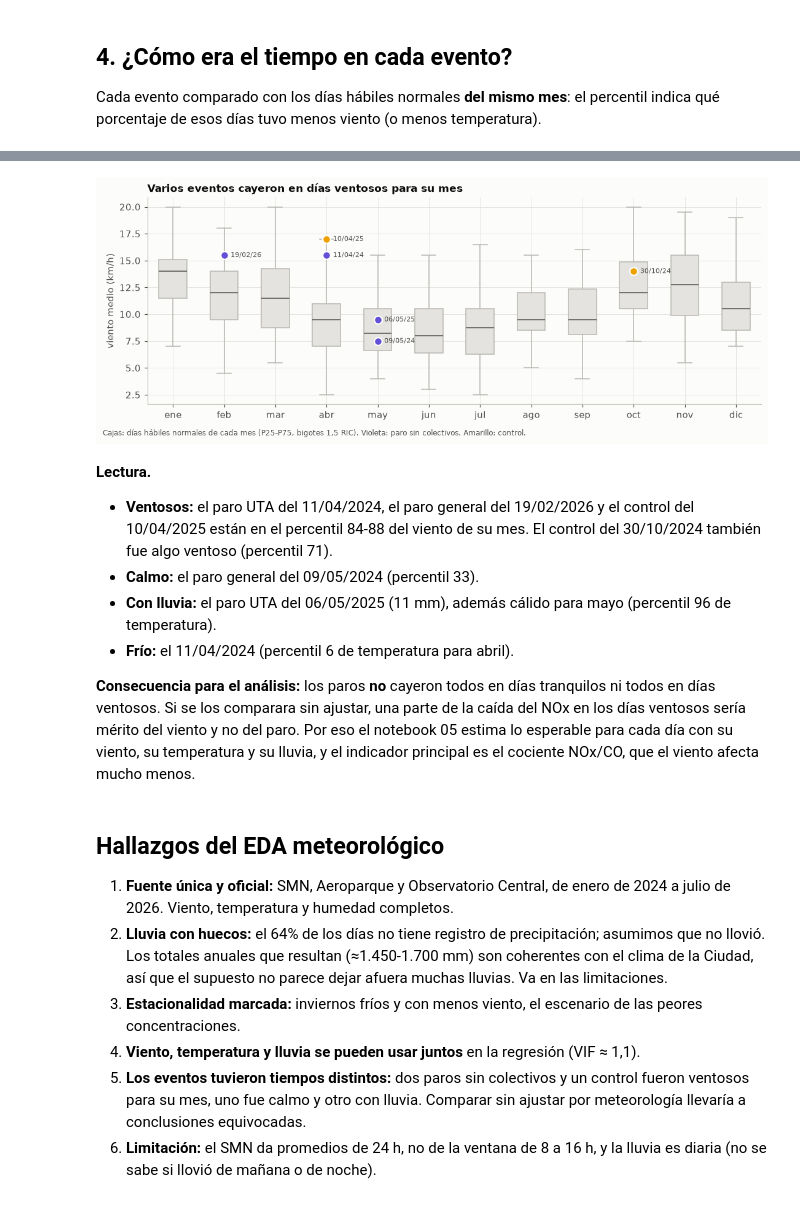
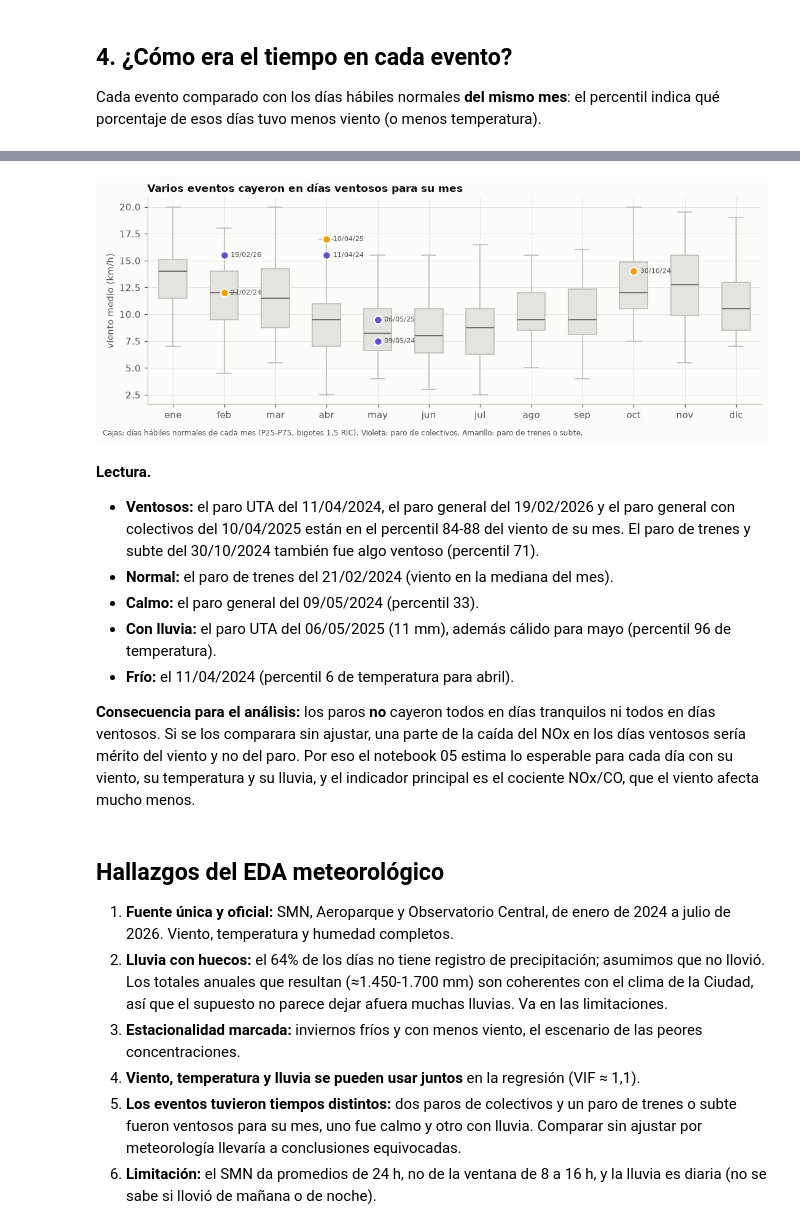
Before and after one commit to ezequielmaranda/nox-ciudad, a Jupyter notebook: analysis/03_eda_meteo.ipynb, the cells around one changed output, grey strips where cells are left out. Cells and saved outputs as stored; diff of their text form; code cells hidden in the pictures.

```diff
--- a/analysis/03_eda_meteo.ipynb
+++ b/analysis/03_eda_meteo.ipynb
@@ -33,7 +33,7 @@ ESTACIONES = ["CENTENARIO", "CORDOBA", "LA BOCA"]
 # Un color fijo por estación en todos los notebooks (paleta validada para daltonismo).
 COLOR = {"CENTENARIO": "#2a78d6", "CORDOBA": "#eb6834", "LA BOCA": "#1baf7a"}
 # Resaltado de eventos (solo en gráficos donde no se colorea por estación).
-COLOR_EVENTO = {"sin_colectivos": "#6250d6", "control": "#eda100"}
+COLOR_EVENTO = {"sin_colectivos": "#6250d6", "trenes_subte": "#eda100"}
 GRIS, TINTA, TINTA_2 = "#b9b8b2", "#0b0b0b", "#52514e"
 
 plt.rcParams.update({
@@ -194,28 +195,30 @@ meteo_eventos.round(1)
 # %%
 fig, ax = plt.subplots(figsize=(10, 3.8))
 datos = [normales.loc[normales.mes == mes, "viento_kmh"].values for mes in range(1, 13)]
 bp = ax.boxplot(datos, positions=range(12), widths=0.55, patch_artist=True, showfliers=False,
                 medianprops={"color": TINTA_2}, whiskerprops={"color": GRIS}, capprops={"color": GRIS})
 for caja in bp["boxes"]:
     caja.set(facecolor="#e4e3df", edgecolor=GRIS)
 for _, r in meteo_eventos.iterrows():
     f = pd.Timestamp(r.fecha)
     ax.scatter(f.month - 1, r["viento (km/h)"], s=70, color=COLOR_EVENTO[r.grupo], edgecolor="#fcfcfb",
                linewidth=1.5, zorder=3)
     ax.annotate(f"{f:%d/%m/%y}", (f.month - 1, r["viento (km/h)"]), xytext=(7, 0), textcoords="offset points",
                 fontsize=7.5, color=TINTA_2, va="center")
 ax.set_xticks(range(12), MESES)
 ax.set_ylabel("viento medio (km/h)")
 ax.set_title("Varios eventos cayeron en días ventosos para su mes")
-fig.text(0.01, -0.02, "Cajas: días hábiles normales de cada mes (P25-P75, bigotes 1,5 RIC). Violeta: paro sin "
-         "colectivos. Amarillo: control.", fontsize=8, color=TINTA_2)
+fig.text(0.01, -0.02, "Cajas: días hábiles normales de cada mes (P25-P75, bigotes 1,5 RIC). Violeta: paro de "
+         "colectivos. Amarillo: paro de trenes o subte.", fontsize=8, color=TINTA_2)
 plt.tight_layout()
 # %% [output]
-[figure, old version]
+[figure, new version]
 # %% [markdown]
 **Lectura.**
-- **Ventosos:** el paro UTA del 11/04/2024, el paro general del 19/02/2026 y el control del 10/04/2025 están en el
-  percentil 84-88 del viento de su mes. El control del 30/10/2024 también fue algo ventoso (percentil 71).
+- **Ventosos:** el paro UTA del 11/04/2024, el paro general del 19/02/2026 y el paro general con colectivos del
+  10/04/2025 están en el percentil 84-88 del viento de su mes. El paro de trenes y subte del 30/10/2024 también fue
+  algo ventoso (percentil 71).
+- **Normal:** el paro de trenes del 21/02/2024 (viento en la mediana del mes).
 - **Calmo:** el paro general del 09/05/2024 (percentil 33).
 - **Con lluvia:** el paro UTA del 06/05/2025 (11 mm), además cálido para mayo (percentil 96 de temperatura).
 - **Frío:** el 11/04/2024 (percentil 6 de temperatura para abril).
@@ -234,7 +237,7 @@ y el indicador principal es el cociente NOx/CO, que el viento afecta mucho menos
    no parece dejar afuera muchas lluvias. Va en las limitaciones.
 3. **Estacionalidad marcada:** inviernos fríos y con menos viento, el escenario de las peores concentraciones.
 4. **Viento, temperatura y lluvia se pueden usar juntos** en la regresión (VIF ≈ 1,1).
-5. **Los eventos tuvieron tiempos distintos:** dos paros sin colectivos y un control fueron ventosos para su mes,
+5. **Los eventos tuvieron tiempos distintos:** dos paros de colectivos y un paro de trenes o subte fueron ventosos para su mes,
    uno fue calmo y otro con lluvia. Comparar sin ajustar por meteorología llevaría a conclusiones equivocadas.
 6. **Limitación:** el SMN da promedios de 24 h, no de la ventana de 8 a 16 h, y la lluvia es diaria (no se sabe si
    llovió de mañana o de noche).
```
Also changed, not shown: parts of 1 cell of this notebook, 12 other files.
